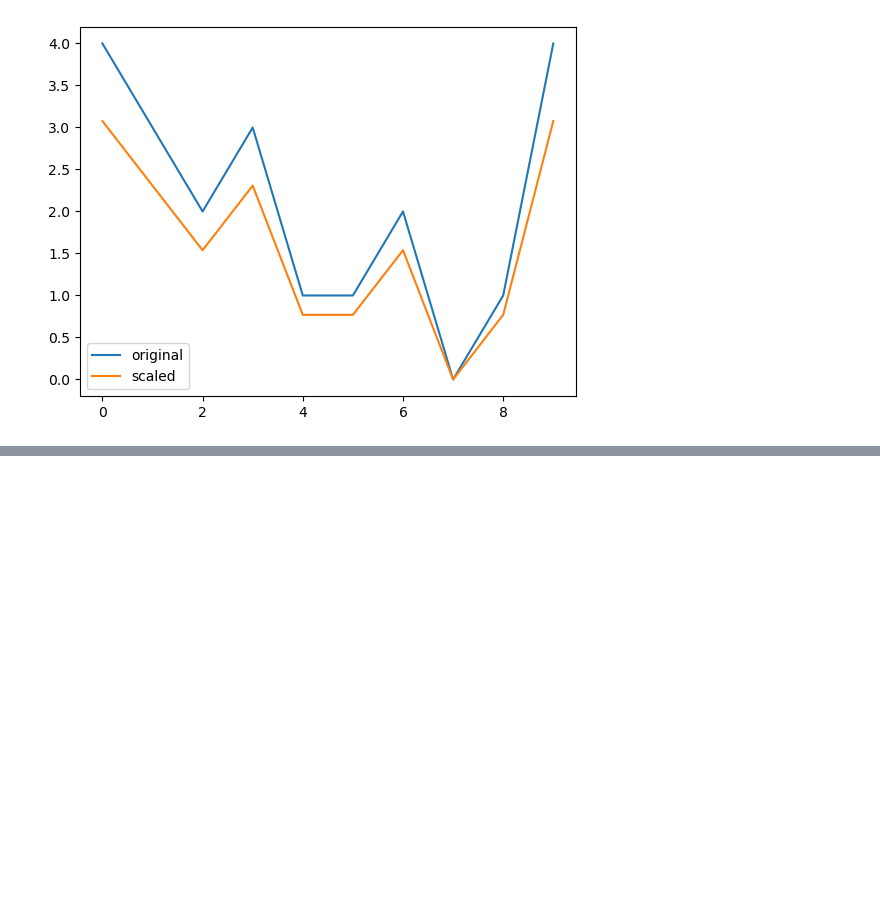
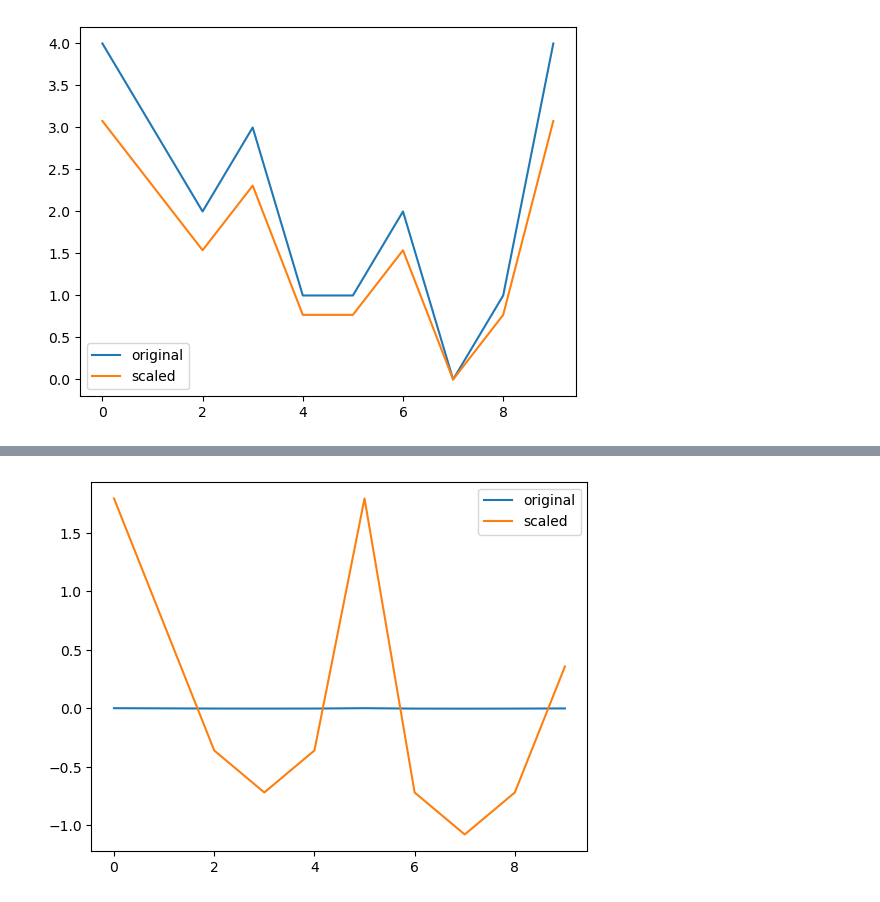
Before and after one commit to Mahnoor-Rana/Cluster-Analysis-in-Python, a Jupyter notebook: Introduction to Clustering/Introduction to Clustering.ipynb, the cells around one changed output, grey strips where cells are left out. Drawn from its saved outputs; the diff is of its cells as text; code cells hidden in the pictures; blank space fills up the shorter version.

```diff
--- a/Introduction to Clustering/Introduction to Clustering.ipynb
+++ b/Introduction to Clustering/Introduction to Clustering.ipynb
@@ -45,0 +49,17 @@ plt.show()
+# %%
+# Prepare data
+rate_cuts = [0.0025, 0.001, -0.0005, -0.001, -0.0005, 0.0025, -0.001, -0.0015, -0.001, 0.0005]
+
+# Use the whiten() function to standardize the data
+scaled_data = whiten(rate_cuts)
+
+# Plot original data
+plt.plot(rate_cuts, label='original')
+
+# Plot scaled data
+plt.plot(scaled_data, label='scaled')
+
+plt.legend()
+plt.show()
+# %% [output]
+[figure, added]
```
Also changed, not shown: parts of 1 cell of this notebook.
